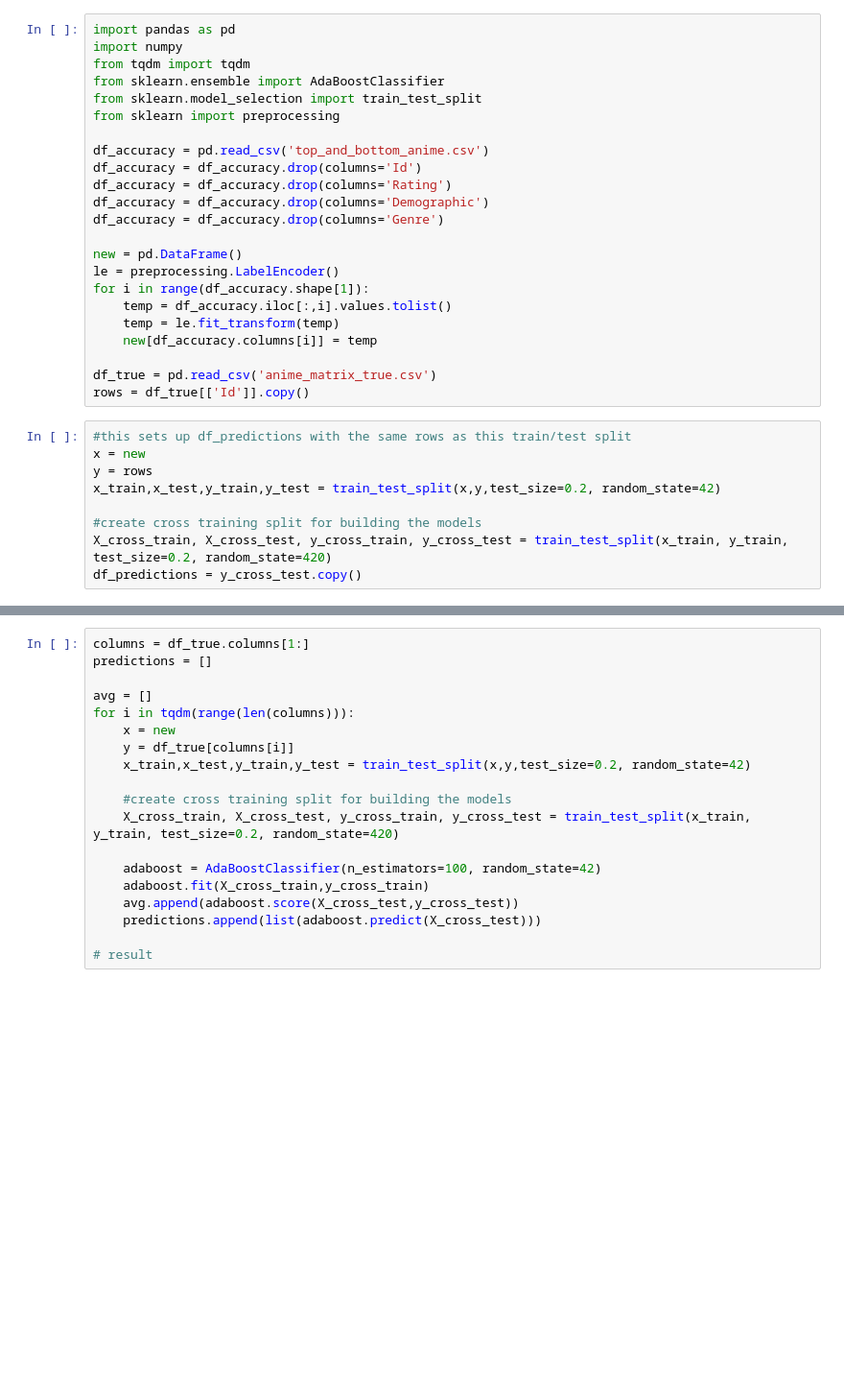
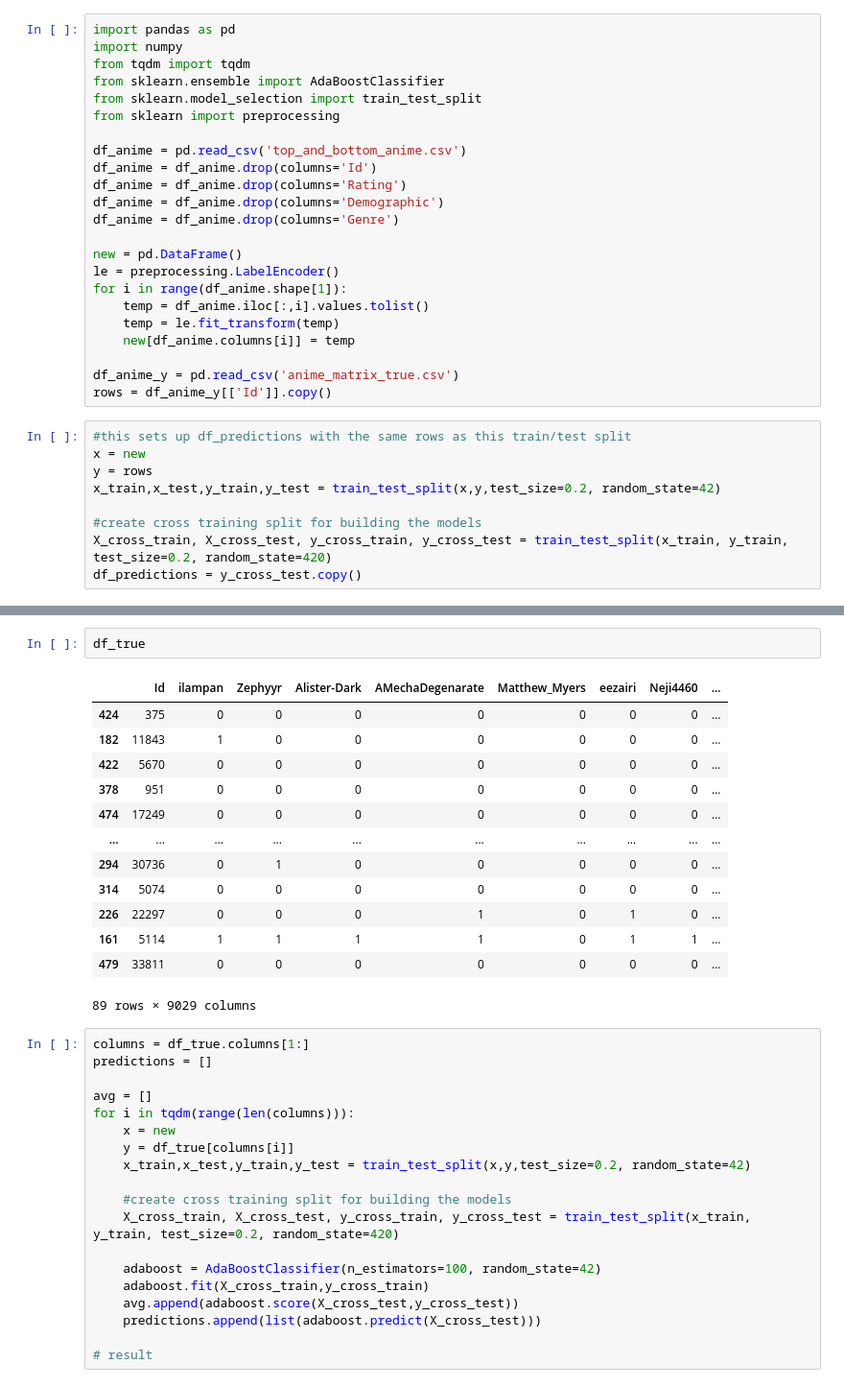
Before and after one commit to nle244/MAL-Recommendation, a Jupyter notebook: adaboost.ipynb, the cells around one changed output, grey strips where cells are left out. Shown at 96% size. Saved outputs shown, nothing was run; the diff lists cells and outputs as text; blank space fills up the shorter version.

```diff
--- a/adaboost.ipynb
+++ b/adaboost.ipynb
@@ -6,21 +6,21 @@ from sklearn.ensemble import AdaBoostClassifier
 from sklearn.model_selection import train_test_split
 from sklearn import preprocessing
 
-df_accuracy = pd.read_csv('top_and_bottom_anime.csv')
-df_accuracy = df_accuracy.drop(columns='Id')
-df_accuracy = df_accuracy.drop(columns='Rating')
-df_accuracy = df_accuracy.drop(columns='Demographic')
-df_accuracy = df_accuracy.drop(columns='Genre')
+df_anime = pd.read_csv('top_and_bottom_anime.csv')
+df_anime = df_anime.drop(columns='Id')
+df_anime = df_anime.drop(columns='Rating')
+df_anime = df_anime.drop(columns='Demographic')
+df_anime = df_anime.drop(columns='Genre')
 
 new = pd.DataFrame()
 le = preprocessing.LabelEncoder()
-for i in range(df_accuracy.shape[1]):
-    temp = df_accuracy.iloc[:,i].values.tolist()
+for i in range(df_anime.shape[1]):
+    temp = df_anime.iloc[:,i].values.tolist()
     temp = le.fit_transform(temp)
-    new[df_accuracy.columns[i]] = temp
+    new[df_anime.columns[i]] = temp
 
-df_true = pd.read_csv('anime_matrix_true.csv')
-rows = df_true[['Id']].copy()
+df_anime_y = pd.read_csv('anime_matrix_true.csv')
+rows = df_anime_y[['Id']].copy()
 # %%
 #this sets up df_predictions with the same rows as this train/test split
 x = new
@@ -33,3 +43,19 @@ df_predictions = y_cross_test.copy()
+# %%
+df_true
+# %% [output]
+|  | Id | ilampan | Zephyyr | Alister-Dark | AMechaDegenarate | Matthew_Myers | eezairi | Neji4460 | ... |
+| 424 | 375 | 0 | 0 | 0 | 0 | 0 | 0 | 0 | ... |
+| 182 | 11843 | 1 | 0 | 0 | 0 | 0 | 0 | 0 | ... |
+| 422 | 5670 | 0 | 0 | 0 | 0 | 0 | 0 | 0 | ... |
+| 378 | 951 | 0 | 0 | 0 | 0 | 0 | 0 | 0 | ... |
+| 474 | 17249 | 0 | 0 | 0 | 0 | 0 | 0 | 0 | ... |
+| ... | ... | ... | ... | ... | ... | ... | ... | ... | ... |
+| 294 | 30736 | 0 | 1 | 0 | 0 | 0 | 0 | 0 | ... |
+| 314 | 5074 | 0 | 0 | 0 | 0 | 0 | 0 | 0 | ... |
+| 226 | 22297 | 0 | 0 | 0 | 1 | 0 | 1 | 0 | ... |
+| 161 | 5114 | 1 | 1 | 1 | 1 | 0 | 1 | 1 | ... |
+| 479 | 33811 | 0 | 0 | 0 | 0 | 0 | 0 | 0 | ... |
+89 rows × 9029 columns
 # %%
 columns = df_true.columns[1:]
 predictions = []
```
Also changed, not shown: parts of 8 cells of this notebook, 13 other files.
